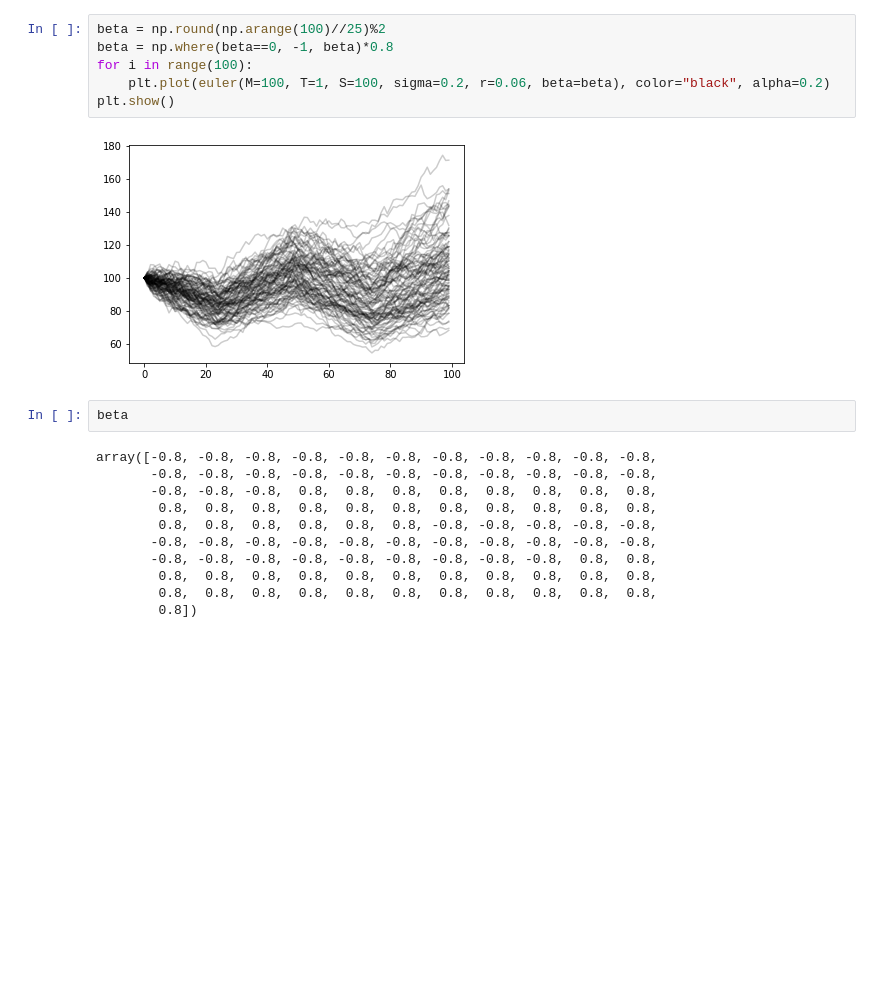
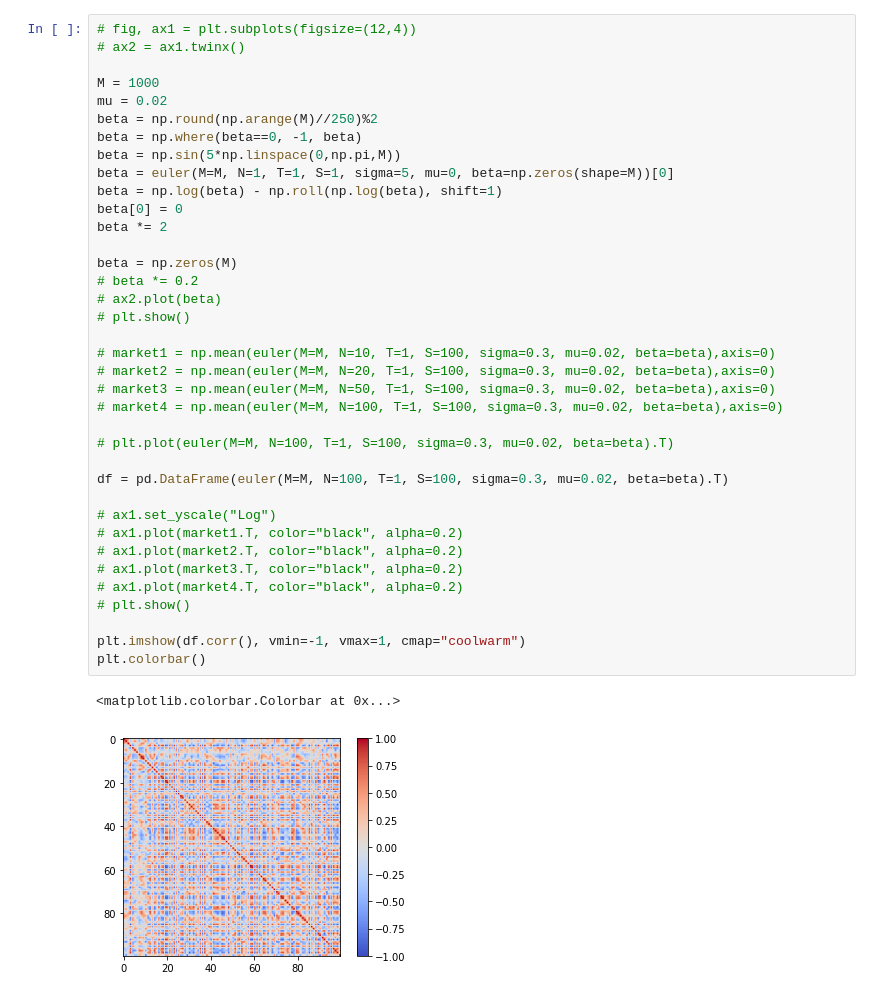
Before and after one commit to charelF/ComplexSystems, a Jupyter notebook: code/charel/marketsim.ipynb, the cells around one changed output. Saved outputs shown, nothing was run; the diff lists cells and outputs as text; blank space fills up the shorter version.

```diff
--- a/code/charel/marketsim.ipynb
+++ b/code/charel/marketsim.ipynb
@@ -15,23 +26,42 @@ def euler(M, T, S, sigma, r, beta):
 
     return S_values
-# %%
-beta = np.round(np.arange(100)//25)%2
-beta = np.where(beta==0, -1, beta)*0.8
-for i in range(100):
-    plt.plot(euler(M=100, T=1, S=100, sigma=0.2, r=0.06, beta=beta), color="black", alpha=0.2)
-plt.show()
-# %% [output]
-[figure, removed]
-# %%
-beta
-# %% [output]
-array([-0.8, -0.8, -0.8, -0.8, -0.8, -0.8, -0.8, -0.8, -0.8, -0.8, -0.8,
-       -0.8, -0.8, -0.8, -0.8, -0.8, -0.8, -0.8, -0.8, -0.8, -0.8, -0.8,
-       -0.8, -0.8, -0.8,  0.8,  0.8,  0.8,  0.8,  0.8,  0.8,  0.8,  0.8,
-        0.8,  0.8,  0.8,  0.8,  0.8,  0.8,  0.8,  0.8,  0.8,  0.8,  0.8,
-        0.8,  0.8,  0.8,  0.8,  0.8,  0.8, -0.8, -0.8, -0.8, -0.8, -0.8,
-       -0.8, -0.8, -0.8, -0.8, -0.8, -0.8, -0.8, -0.8, -0.8, -0.8, -0.8,
-       -0.8, -0.8, -0.8, -0.8, -0.8, -0.8, -0.8, -0.8, -0.8,  0.8,  0.8,
-        0.8,  0.8,  0.8,  0.8,  0.8,  0.8,  0.8,  0.8,  0.8,  0.8,  0.8,
-        0.8,  0.8,  0.8,  0.8,  0.8,  0.8,  0.8,  0.8,  0.8,  0.8,  0.8,
-        0.8])
+# %%
+# fig, ax1 = plt.subplots(figsize=(12,4))
+# ax2 = ax1.twinx()
+
+M = 1000
+mu = 0.02
+beta = np.round(np.arange(M)//250)%2
+beta = np.where(beta==0, -1, beta)
+beta = np.sin(5*np.linspace(0,np.pi,M))
+beta = euler(M=M, N=1, T=1, S=1, sigma=5, mu=0, beta=np.zeros(shape=M))[0]
+beta = np.log(beta) - np.roll(np.log(beta), shift=1)
+beta[0] = 0
+beta *= 2
+
+beta = np.zeros(M)
+# beta *= 0.2
+# ax2.plot(beta)
+# plt.show()
+
+# market1 = np.mean(euler(M=M, N=10, T=1, S=100, sigma=0.3, mu=0.02, beta=beta),axis=0)
+# market2 = np.mean(euler(M=M, N=20, T=1, S=100, sigma=0.3, mu=0.02, beta=beta),axis=0)
+# market3 = np.mean(euler(M=M, N=50, T=1, S=100, sigma=0.3, mu=0.02, beta=beta),axis=0)
+# market4 = np.mean(euler(M=M, N=100, T=1, S=100, sigma=0.3, mu=0.02, beta=beta),axis=0)
+
+# plt.plot(euler(M=M, N=100, T=1, S=100, sigma=0.3, mu=0.02, beta=beta).T)
+
+df = pd.DataFrame(euler(M=M, N=100, T=1, S=100, sigma=0.3, mu=0.02, beta=beta).T)
+
+# ax1.set_yscale("Log")
+# ax1.plot(market1.T, color="black", alpha=0.2)
+# ax1.plot(market2.T, color="black", alpha=0.2)
+# ax1.plot(market3.T, color="black", alpha=0.2)
+# ax1.plot(market4.T, color="black", alpha=0.2)
+# plt.show()
+
+plt.imshow(df.corr(), vmin=-1, vmax=1, cmap="coolwarm")
+plt.colorbar()
+# %% [output]
+<matplotlib.colorbar.Colorbar at 0x...>
+[figure, added]
```
Also changed, not shown: parts of 4 cells of this notebook, 1 other file.
